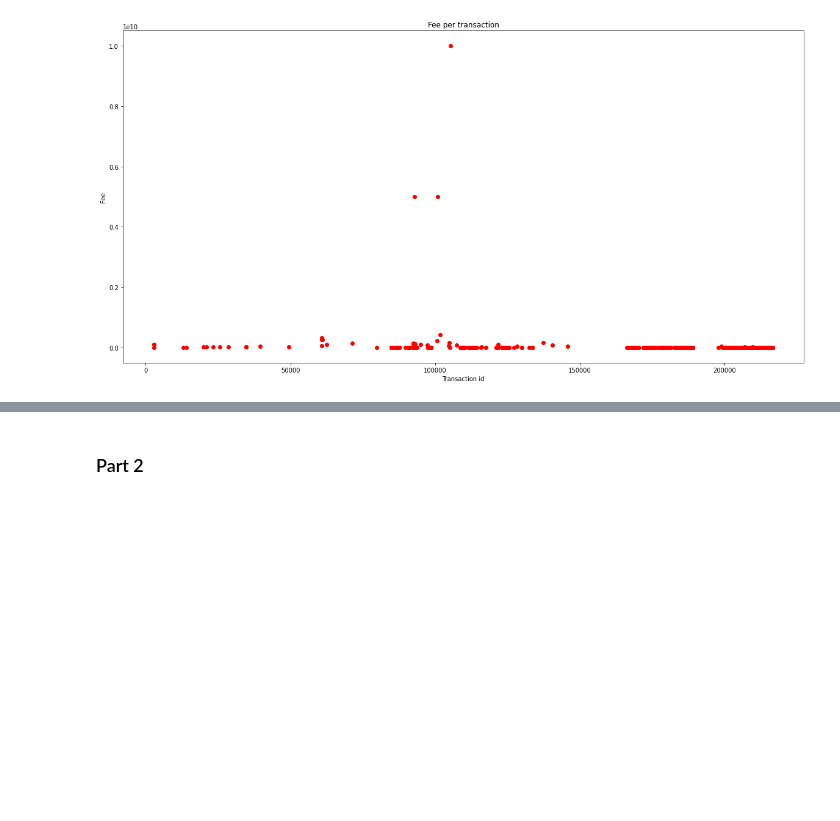
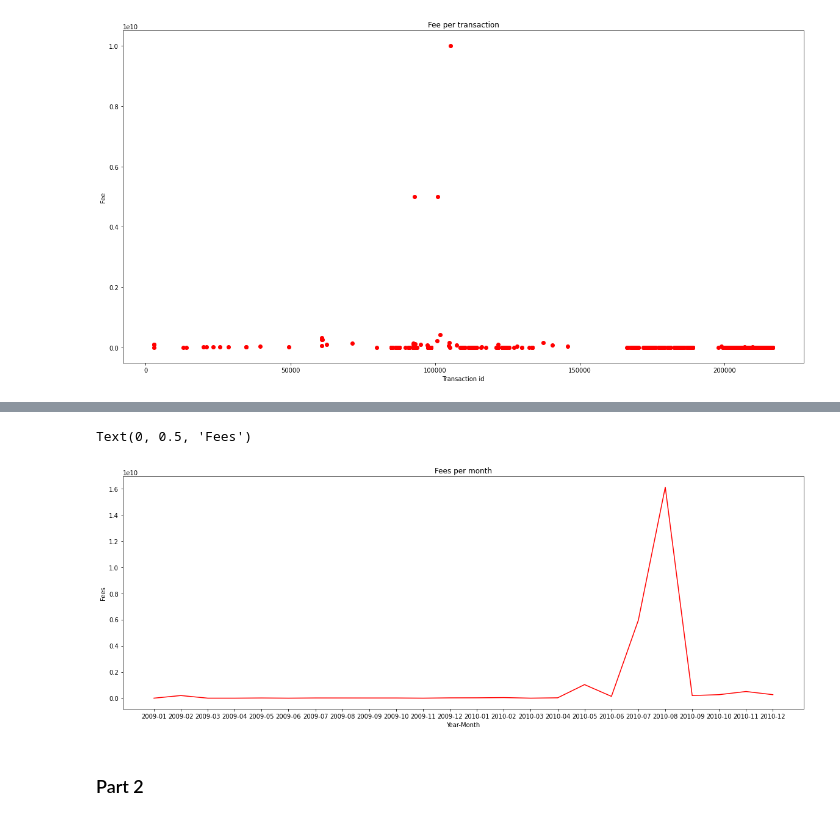
Before and after one commit to fedehsq/btc-analysis, a Jupyter notebook: hw.ipynb, the cells around one changed output, grey strips where cells are left out. Saved outputs shown, nothing was run; the diff lists cells and outputs as text; code cells hidden in the pictures; blank space fills up the shorter version.

```diff
--- a/hw.ipynb
+++ b/hw.ipynb
@@ -494,10 +484,10 @@ Year-Months     Transactions
 import matplotlib.pyplot as plt
 x = []
 y = []
-for month, transactions in months_transactions.items():
+for month, tx in months_transactions.items():
     # large plot size
     x.append(month)
-    y.append(transactions)
+    y.append(tx)
 # create a plot with function
 # set the title
 plt.figure(figsize=(20, 7))
@@ -714,0 +749,27 @@ My choice is to find and to analyze the miner with the highest fee and to show a
+# %%
+from datetime import datetime
+"""
+Calculate the fees in the block for month
+"""
+# calculate the block ids in one month from 'date' dataframe
+dates_list = dates.values.tolist()
+months_fees = {}
+for date in dates_list:
+    d = datetime.strptime(date[DATE], '%Y-%m-%d %H:%M:%S')
+    # get the month of the date
+    month = d.strftime('%m')
+    # get year
+    year = d.strftime('%Y')
+    # get the block id
+    block_id = date[ID]
+    # get the fee value in the block
+    fee = block_fee_dict.get(block_id)
+    if fee is None:
+        fee = 0
+    # add the fee in the block to the month
+    months_fees.setdefault(year + '-' + month, 0)
+    months_fees[year + '-' + month] += fee
+
+print('Year-Months \tFees')
+for month, tx in months_fees.items():
+    print(f'{month} \t{tx}')
@@ -715,3 +794,20 @@ My choice is to find and to analyze the miner with the highest fee and to show a
+# %%
+# create a plot with of the fees per month
+import matplotlib.pyplot as plt
+x = []
+y = []
+for k, v in months_fees.items():
+    x.append(k)
+    y.append(v)
+# plot the data
+plt.figure(figsize=(20, 7))
+plt.plot(x, y, 'r')
+plt.title('Fees per month')
+plt.xlabel('Year-Month')
+plt.ylabel('Fees')
+# %% [output]
+Text(0, 0.5, 'Fees')
+[figure, added]
 # %% [markdown]
 ### Part 2
 # %% [markdown]
```
Also changed, not shown: parts of 8 cells of this notebook, 1 other file.
